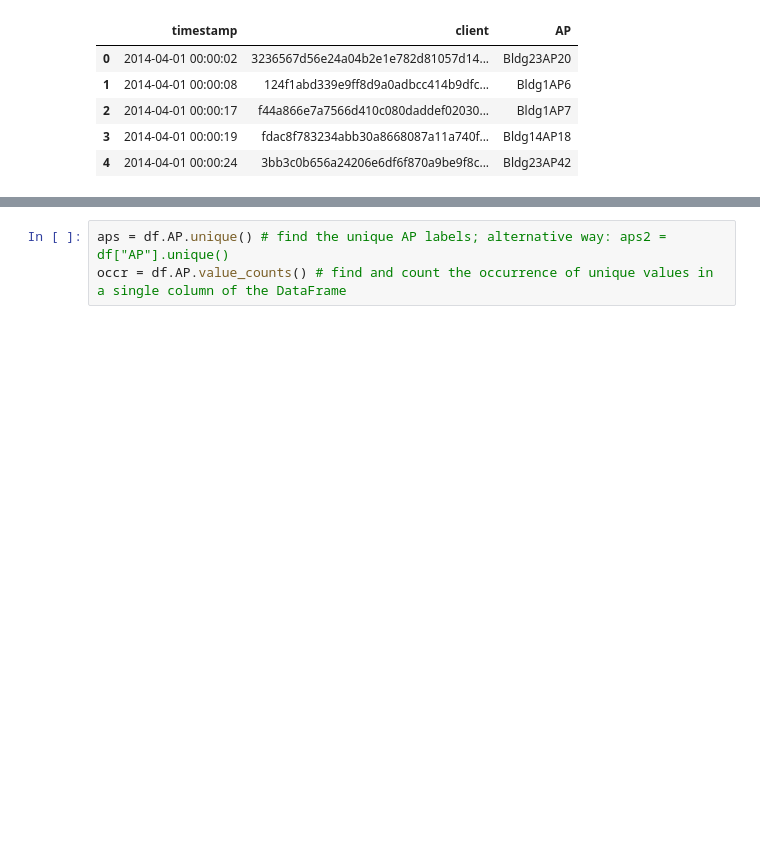
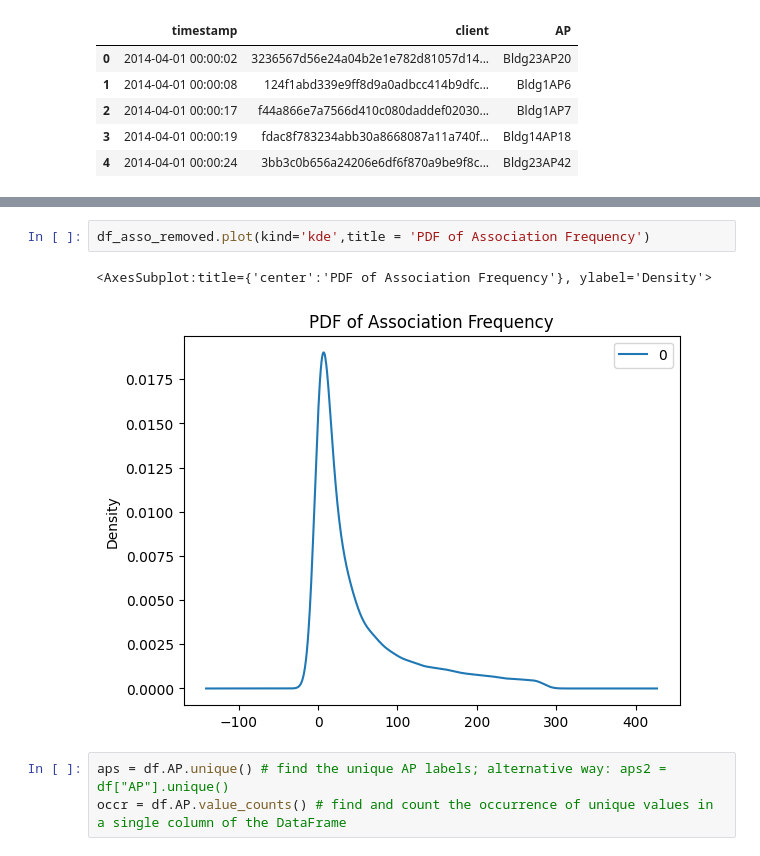
Before and after one commit to vasanta-chaganti/Evaluating-DP-Algorithms-For-Mobile-Trajectories, a Jupyter notebook: src/kth-stats/traffic-analysis.ipynb, the cells around one changed output, grey strips where cells are left out. Saved outputs shown, nothing was run; the diff lists cells and outputs as text; blank space fills up the shorter version.

```diff
--- a/analyses/kth-traj/kth-data-analysis1.ipynb
+++ b/src/kth-stats/traffic-analysis.ipynb
@@ -30,3 +31,8 @@ df.head()
+# %%
+df_asso_removed.plot(kind='kde',title = 'PDF of Association Frequency')
+# %% [output]
+<AxesSubplot:title={'center':'PDF of Association Frequency'}, ylabel='Density'>
+[figure, added]
 # %%
 aps = df.AP.unique() # find the unique AP labels; alternative way: aps2 = df["AP"].unique()
 occr = df.AP.value_counts() # find and count the occurrence of unique values in a single column of the DataFrame
```
Also changed, not shown: parts of 20 cells of this notebook, 16 other files.
